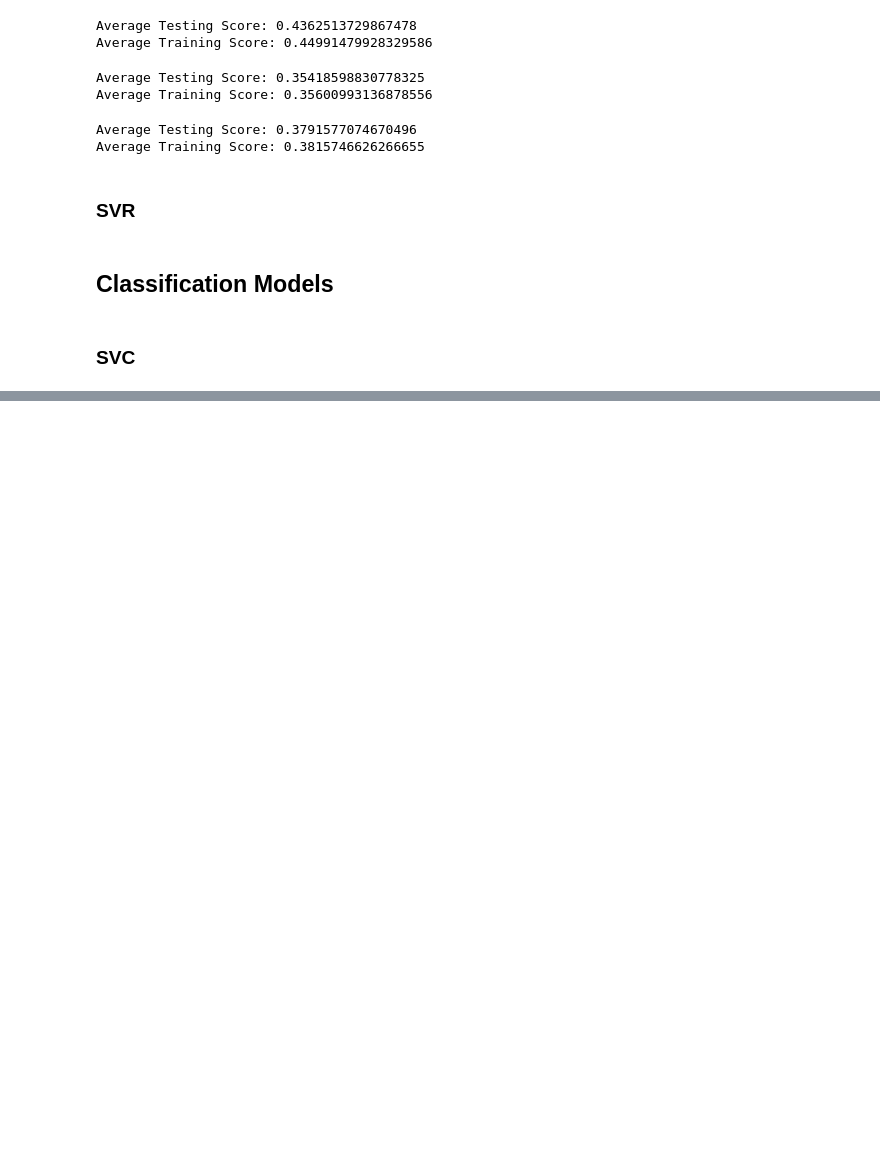
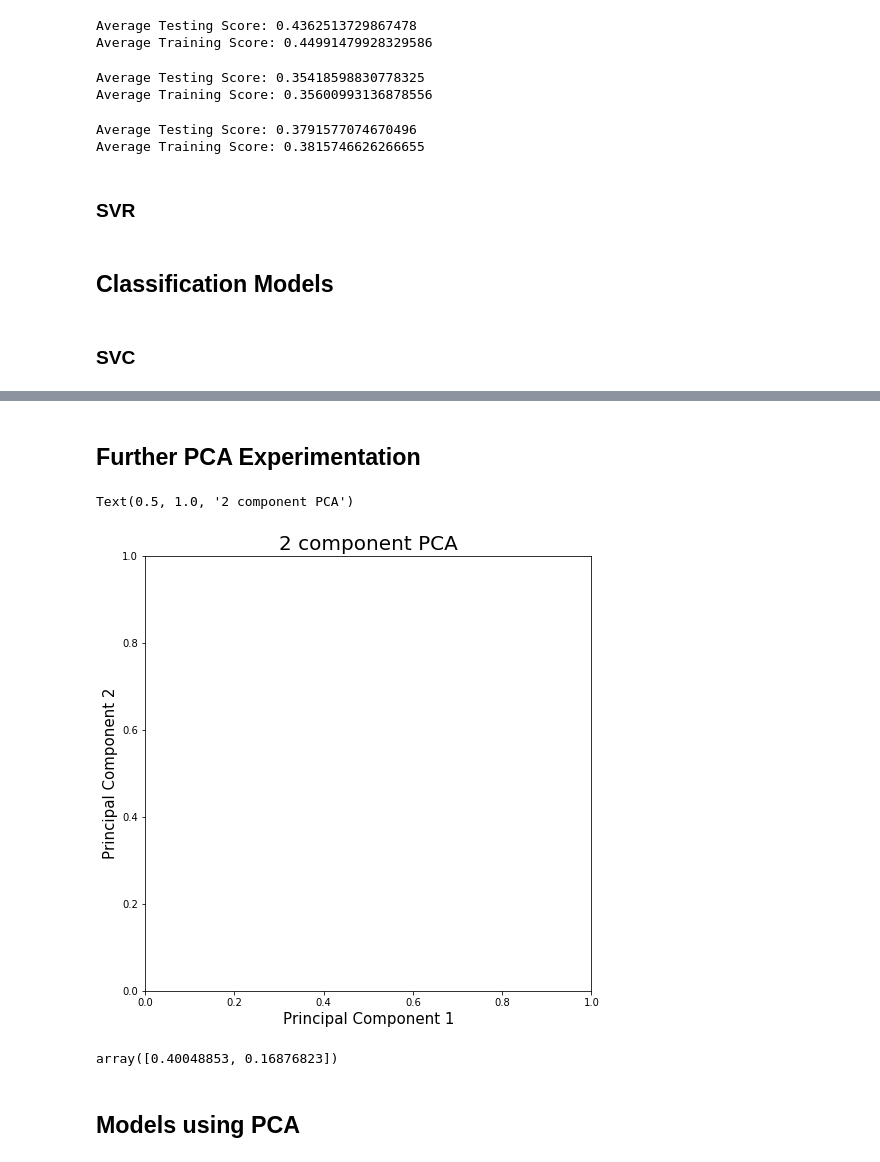
Before and after one commit to dcleung/CIS520-Project, a Jupyter notebook: Notebooks/NBA_Salaries.ipynb, the cells around one changed output, grey strips where cells are left out. Saved outputs shown, nothing was run; the diff lists cells and outputs as text; code cells hidden in the pictures; blank space fills up the shorter version.

```diff
--- a/Notebooks/NBA_Salaries.ipynb
+++ b/Notebooks/NBA_Salaries.ipynb
@@ -424,0 +480,20 @@ cross_validate(linear_svc, X_train, y_c_train, scoring='accuracy', cv=5, n_jobs=
+# %% [markdown]
+## Further PCA Experimentation
+# %%
+fig = plt.figure(figsize = (8,8))
+ax = fig.add_subplot(1,1,1)
+ax.set_xlabel('Principal Component 1', fontsize = 15)
+ax.set_ylabel('Principal Component 2', fontsize = 15)
+ax.set_title('2 component PCA', fontsize = 20)
+
+# TODO: 3-Plot of the 2 components and the salary
+# %% [output]
+Text(0.5, 1.0, '2 component PCA')
+[figure, added]
+# %%
+# Explained variance for each component
+pca.explained_variance_ratio_
+# %% [output]
+array([0.40048853, 0.16876823])
+# %% [markdown]
+## Models using PCA
```
Also changed, not shown: parts of 8 cells of this notebook.
